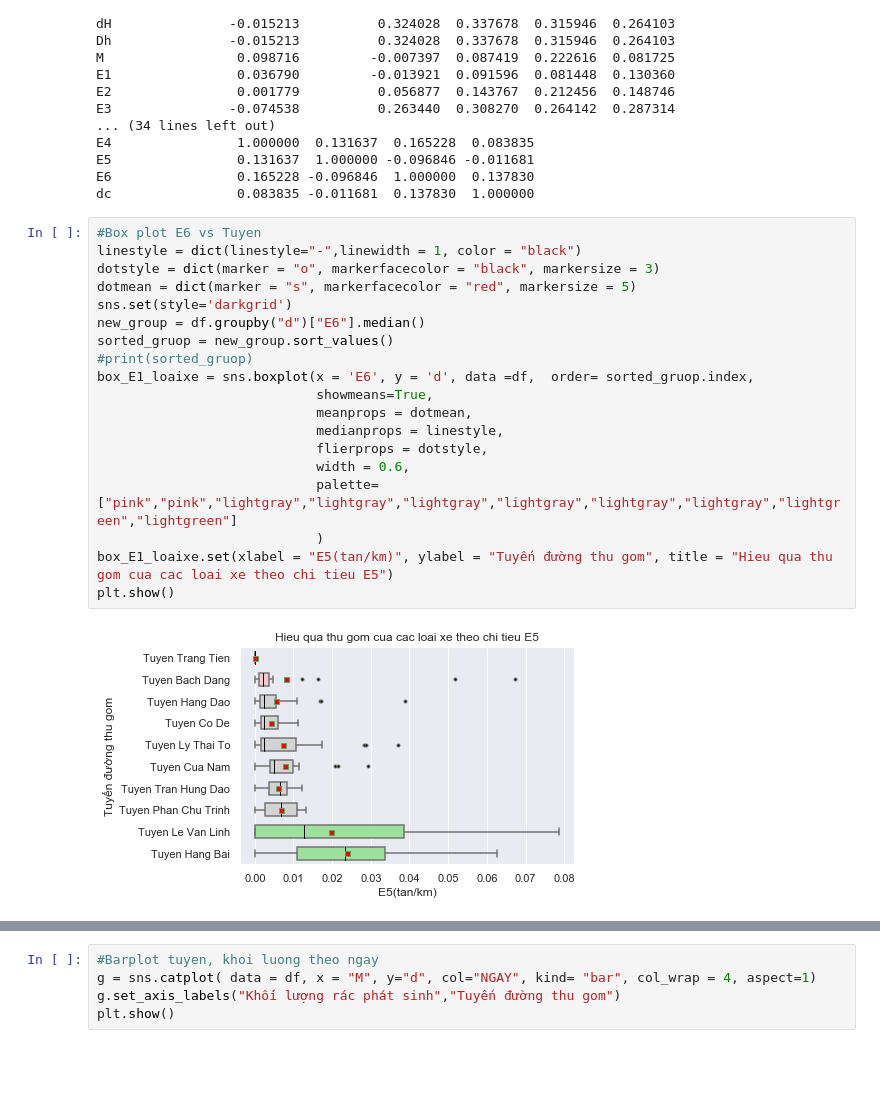
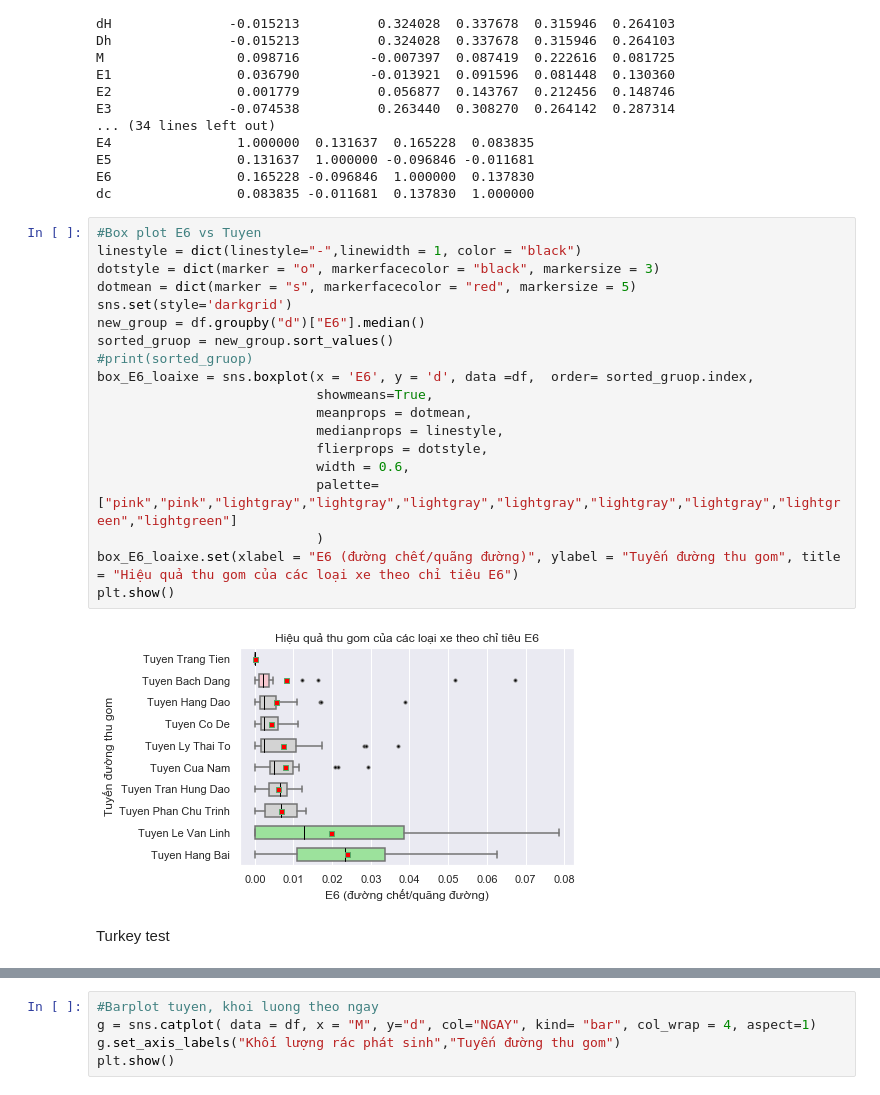
Before and after one commit to nhat-hoai/evaluate-the-waste-collection-system, a Jupyter notebook: DA-for-car.ipynb, the cells around one changed output, grey strips where cells are left out. Drawn from its saved outputs; the diff is of its cells as text; blank space fills up the shorter version.

```diff
--- a/DA-for-car.ipynb
+++ b/DA-for-car.ipynb
@@ -89,21 +113,23 @@ dc                0.083835 -0.011681  0.137830  1.000000
 # %%
 #Box plot E6 vs Tuyen
 linestyle = dict(linestyle="-",linewidth = 1, color = "black")
 dotstyle = dict(marker = "o", markerfacecolor = "black", markersize = 3)
 dotmean = dict(marker = "s", markerfacecolor = "red", markersize = 5)
 sns.set(style='darkgrid')
 new_group = df.groupby("d")["E6"].median()
 sorted_gruop = new_group.sort_values()
 #print(sorted_gruop)
-box_E1_loaixe = sns.boxplot(x = 'E6', y = 'd', data =df,  order= sorted_gruop.index,
+box_E6_loaixe = sns.boxplot(x = 'E6', y = 'd', data =df,  order= sorted_gruop.index,
                             showmeans=True,
                             meanprops = dotmean,
                             medianprops = linestyle,
                             flierprops = dotstyle,
                             width = 0.6,
                             palette=["pink","pink","lightgray","lightgray","lightgray","lightgray","lightgray","lightgray","lightgreen","lightgreen"]
                             )
-box_E1_loaixe.set(xlabel = "E5(tan/km)", ylabel = "Tuyến đường thu gom", title = "Hieu qua thu gom cua cac loai xe theo chi tieu E5")
+box_E6_loaixe.set(xlabel = "E6 (đường chết/quãng đường)", ylabel = "Tuyến đường thu gom", title = "Hiệu quả thu gom của các loại xe theo chỉ tiêu E6")
 plt.show()
 # %% [output]
-[figure, old version]
+[figure, new version]
+# %% [markdown]
+Turkey test
```
Also changed, not shown: parts of 16 cells of this notebook.
